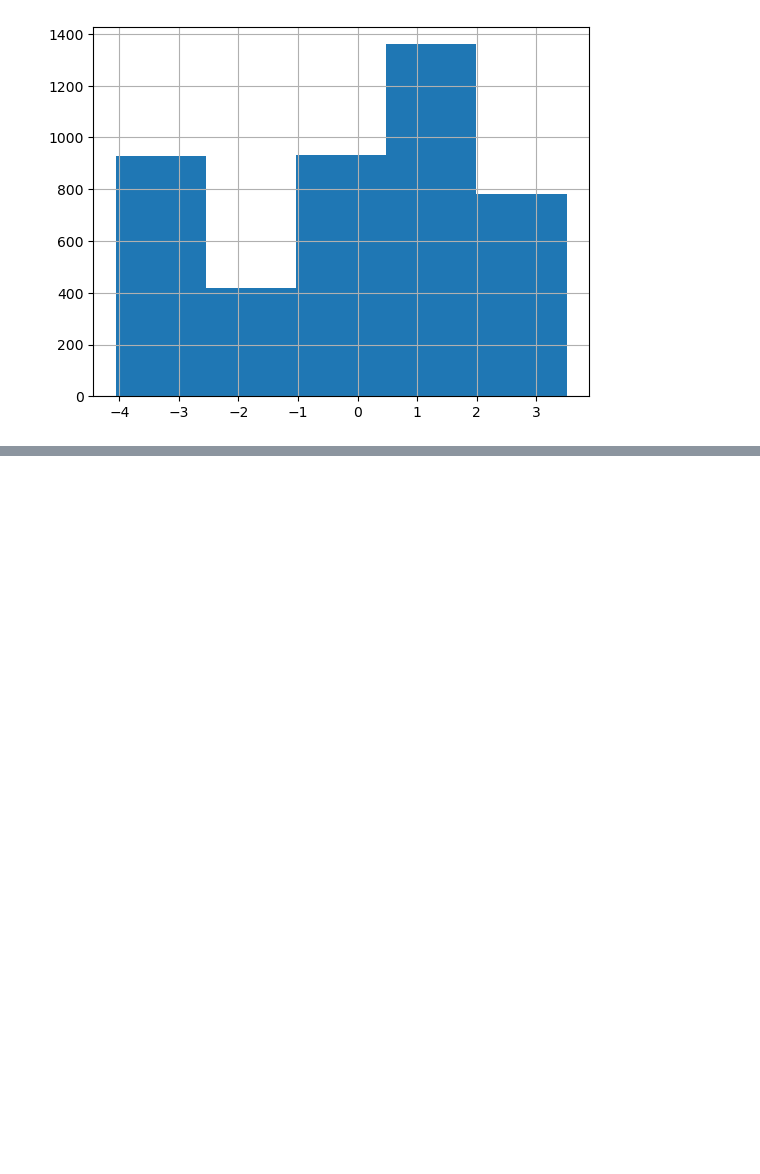
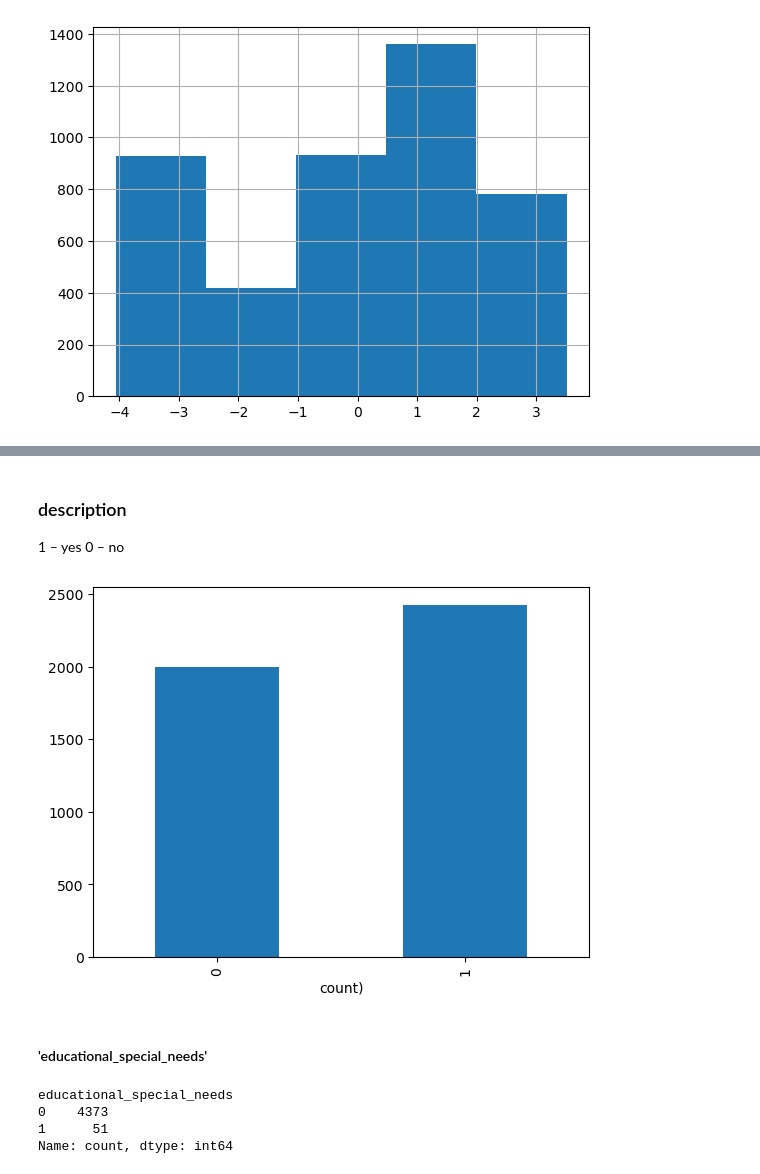
Before and after one commit to AndreJacobsPy/ai-academy-capstone, a Jupyter notebook: exploration.ipynb, the cells around one changed output, grey strips where cells are left out. Saved outputs shown, nothing was run; the diff lists cells and outputs as text; code cells hidden in the pictures; blank space fills up the shorter version.

```diff
--- a/exploration.ipynb
+++ b/exploration.ipynb
@@ -946,0 +1364,18 @@ df['gdp'].hist(bins=5);
+# %% [markdown]
+###	description
+1 – yes
+0 – no
+# %%
+displaced.plot(xlabel='count)',kind='bar');
+# %% [output]
+[figure, added]
+# %% [markdown]
+#### 'educational_special_needs'
+# %%
+educational_special_needs = df['educational_special_needs'].value_counts().sort_index()
+educational_special_needs
+# %% [output]
+educational_special_needs
+0    4373
+1      51
+Name: count, dtype: int64
```
Also changed, not shown: parts of 43 cells of this notebook.
